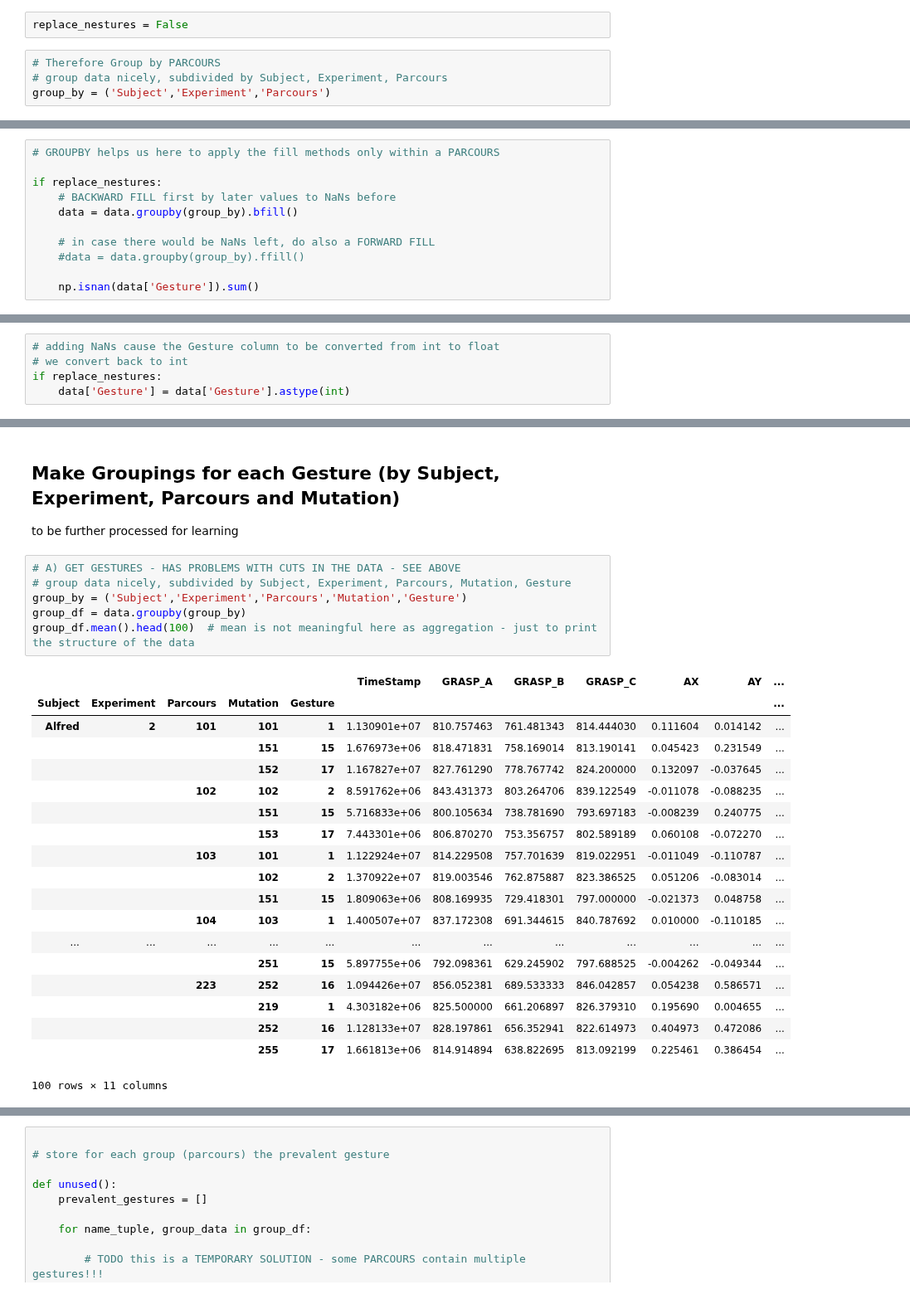
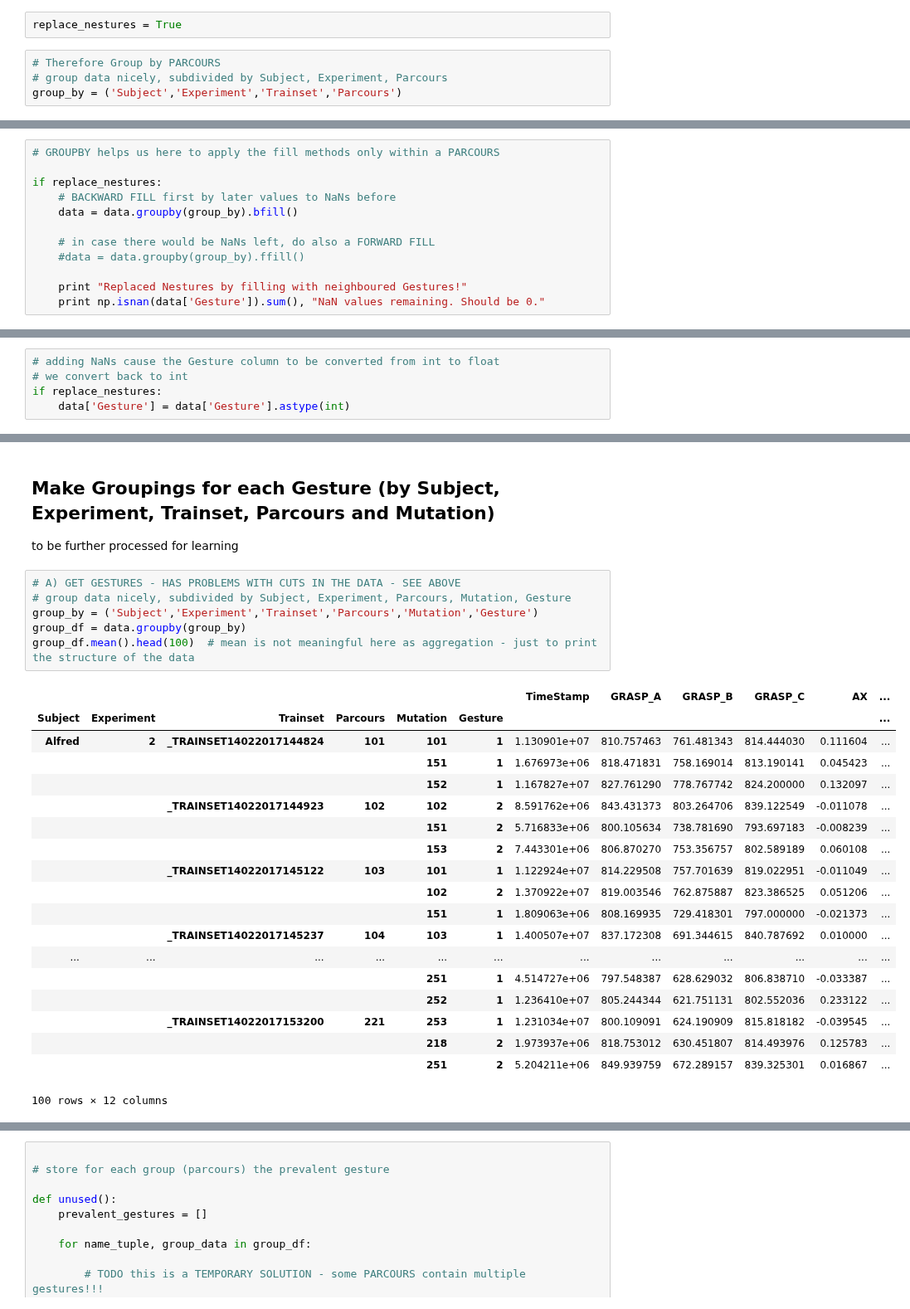
Before and after one commit to Make-O-Matic/MOM-Engine, a Jupyter notebook: data_preprocess_TU.ipynb, the cells around one changed output, grey strips where cells are left out. Shown at 83% size. Saved outputs shown, nothing was run; the diff lists cells and outputs as text.

```diff
--- a/data_preprocess_TU.ipynb
+++ b/data_preprocess_TU.ipynb
@@ -760,11 +760,11 @@ Avg. TimeStamp delta: 41318.1248
 # %% [markdown]
 ## Solution: replace Nestures
 # %%
-replace_nestures = False
+replace_nestures = True
 # %%
 # Therefore Group by PARCOURS
 # group data nicely, subdivided by Subject, Experiment, Parcours
-group_by = ('Subject','Experiment','Parcours')
+group_by = ('Subject','Experiment','Trainset','Parcours')
 # %%
 # just show groups first
 data.groupby(group_by).count()
@@ -855,7 +855,8 @@ if replace_nestures:
     # in case there would be NaNs left, do also a FORWARD FILL
     #data = data.groupby(group_by).ffill()
 
-    np.isnan(data['Gesture']).sum()
+    print "Replaced Nestures by filling with neighboured Gestures!"
+    print np.isnan(data['Gesture']).sum(), "NaN values remaining. Should be 0."
 # %%
 # NOTE: bfill applies to ALL COLUMNS! so there might be other columns affected by this!
 # TODO double-check any side effects!
@@ -890,31 +891,31 @@ for name_tuple, group_data in data.groupby(group_by):
 # %% [markdown]
-## Make Groupings for each Gesture (by Subject, Experiment, Parcours and Mutation)
+## Make Groupings for each Gesture (by Subject, Experiment, Trainset, Parcours and Mutation)
 
 to be further processed for learning
 # %%
 # A) GET GESTURES - HAS PROBLEMS WITH CUTS IN THE DATA - SEE ABOVE
 # group data nicely, subdivided by Subject, Experiment, Parcours, Mutation, Gesture
-group_by = ('Subject','Experiment','Parcours','Mutation','Gesture')
+group_by = ('Subject','Experiment','Trainset','Parcours','Mutation','Gesture')
 group_df = data.groupby(group_by)
 group_df.mean().head(100)  # mean is not meaningful here as aggregation - just to print the structure of the data
 # %% [output]
-|  |  |  |  |  | TimeStamp | GRASP_A | GRASP_B | GRASP_C | AX | AY | ... |
-| Subject | Experiment | Parcours | Mutation | Gesture |  |  |  |  |  |  | ... |
-| Alfred | 2 | 101 | 101 | 1 | 1.130901e+07 | 810.757463 | 761.481343 | 814.444030 | 0.111604 | 0.014142 | ... |
-|  |  |  | 151 | 15 | 1.676973e+06 | 818.471831 | 758.169014 | 813.190141 | 0.045423 | 0.231549 | ... |
-|  |  |  | 152 | 17 | 1.167827e+07 | 827.761290 | 778.767742 | 824.200000 | 0.132097 | -0.037645 | ... |
-|  |  | 102 | 102 | 2 | 8.591762e+06 | 843.431373 | 803.264706 | 839.122549 | -0.011078 | -0.088235 | ... |
-|  |  |  | 151 | 15 | 5.716833e+06 | 800.105634 | 738.781690 | 793.697183 | -0.008239 | 0.240775 | ... |
-|  |  |  | 153 | 17 | 7.443301e+06 | 806.870270 | 753.356757 | 802.589189 | 0.060108 | -0.072270 | ... |
-|  |  | 103 | 101 | 1 | 1.122924e+07 | 814.229508 | 757.701639 | 819.022951 | -0.011049 | -0.110787 | ... |
-|  |  |  | 102 | 2 | 1.370922e+07 | 819.003546 | 762.875887 | 823.386525 | 0.051206 | -0.083014 | ... |
-|  |  |  | 151 | 15 | 1.809063e+06 | 808.169935 | 729.418301 | 797.000000 | -0.021373 | 0.048758 | ... |
-|  |  | 104 | 103 | 1 | 1.400507e+07 | 837.172308 | 691.344615 | 840.787692 | 0.010000 | -0.110185 | ... |
+|  |  |  |  |  |  | TimeStamp | GRASP_A | GRASP_B | GRASP_C | AX | ... |
+| Subject | Experiment | Trainset | Parcours | Mutation | Gesture |  |  |  |  |  | ... |
+| Alfred | 2 | _TRAINSET14022017144824 | 101 | 101 | 1 | 1.130901e+07 | 810.757463 | 761.481343 | 814.444030 | 0.111604 | ... |
+|  |  |  |  | 151 | 1 | 1.676973e+06 | 818.471831 | 758.169014 | 813.190141 | 0.045423 | ... |
+|  |  |  |  | 152 | 1 | 1.167827e+07 | 827.761290 | 778.767742 | 824.200000 | 0.132097 | ... |
+|  |  | _TRAINSET14022017144923 | 102 | 102 | 2 | 8.591762e+06 | 843.431373 | 803.264706 | 839.122549 | -0.011078 | ... |
+|  |  |  |  | 151 | 2 | 5.716833e+06 | 800.105634 | 738.781690 | 793.697183 | -0.008239 | ... |
+|  |  |  |  | 153 | 2 | 7.443301e+06 | 806.870270 | 753.356757 | 802.589189 | 0.060108 | ... |
+|  |  | _TRAINSET14022017145122 | 103 | 101 | 1 | 1.122924e+07 | 814.229508 | 757.701639 | 819.022951 | -0.011049 | ... |
+|  |  |  |  | 102 | 2 | 1.370922e+07 | 819.003546 | 762.875887 | 823.386525 | 0.051206 | ... |
+|  |  |  |  | 151 | 1 | 1.809063e+06 | 808.169935 | 729.418301 | 797.000000 | -0.021373 | ... |
+|  |  | _TRAINSET14022017145237 | 104 | 103 | 1 | 1.400507e+07 | 837.172308 | 691.344615 | 840.787692 | 0.010000 | ... |
 | ... | ... | ... | ... | ... | ... | ... | ... | ... | ... | ... | ... |
-|  |  |  | 251 | 15 | 5.897755e+06 | 792.098361 | 629.245902 | 797.688525 | -0.004262 | -0.049344 | ... |
-|  |  | 223 | 252 | 16 | 1.094426e+07 | 856.052381 | 689.533333 | 846.042857 | 0.054238 | 0.586571 | ... |
-|  |  |  | 219 | 1 | 4.303182e+06 | 825.500000 | 661.206897 | 826.379310 | 0.195690 | 0.004655 | ... |
-|  |  |  | 252 | 16 | 1.128133e+07 | 828.197861 | 656.352941 | 822.614973 | 0.404973 | 0.472086 | ... |
-|  |  |  | 255 | 17 | 1.661813e+06 | 814.914894 | 638.822695 | 813.092199 | 0.225461 | 0.386454 | ... |
+|  |  |  |  | 251 | 1 | 4.514727e+06 | 797.548387 | 628.629032 | 806.838710 | -0.033387 | ... |
+|  |  |  |  | 252 | 1 | 1.236410e+07 | 805.244344 | 621.751131 | 802.552036 | 0.233122 | ... |
+|  |  | _TRAINSET14022017153200 | 221 | 253 | 1 | 1.231034e+07 | 800.109091 | 624.190909 | 815.818182 | -0.039545 | ... |
+|  |  |  |  | 218 | 2 | 1.973937e+06 | 818.753012 | 630.451807 | 814.493976 | 0.125783 | ... |
+|  |  |  |  | 251 | 2 | 5.204211e+06 | 849.939759 | 672.289157 | 839.325301 | 0.016867 | ... |
-100 rows × 11 columns
+100 rows × 12 columns
 # %%
```
Also changed, not shown: parts of 12 cells of this notebook.
